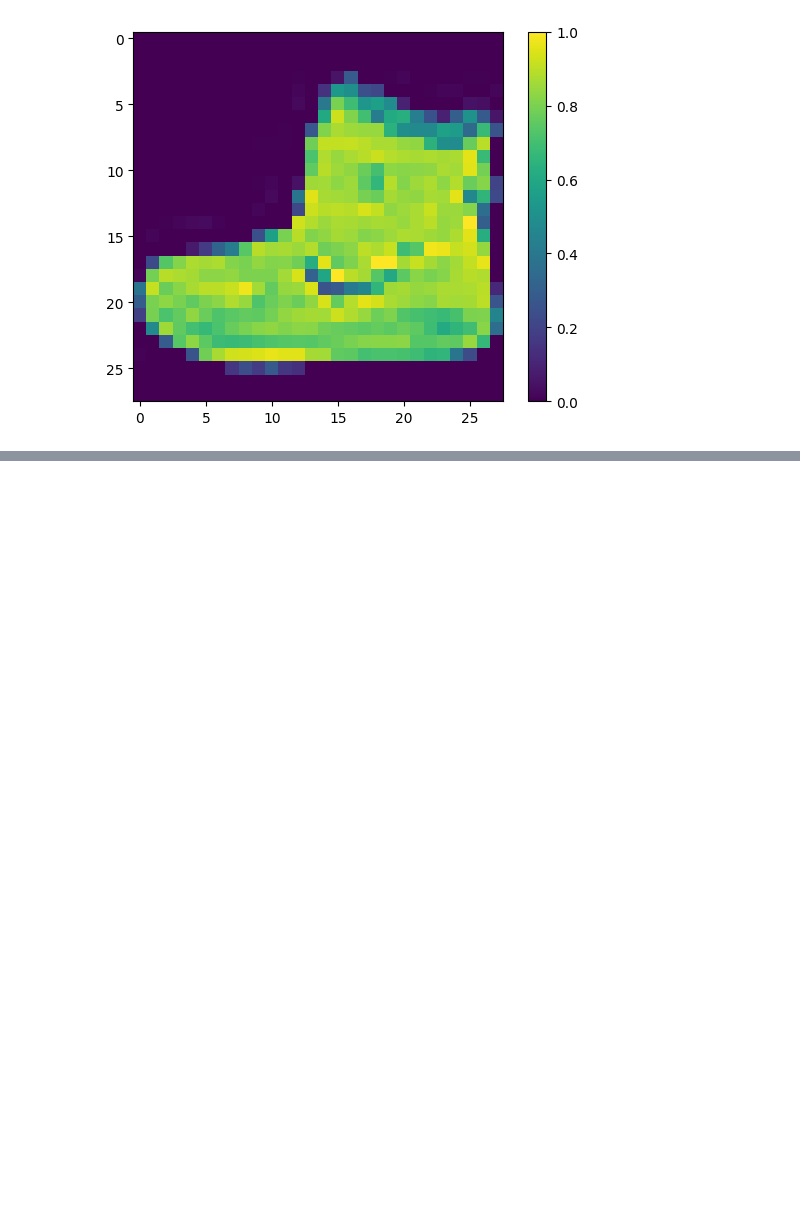
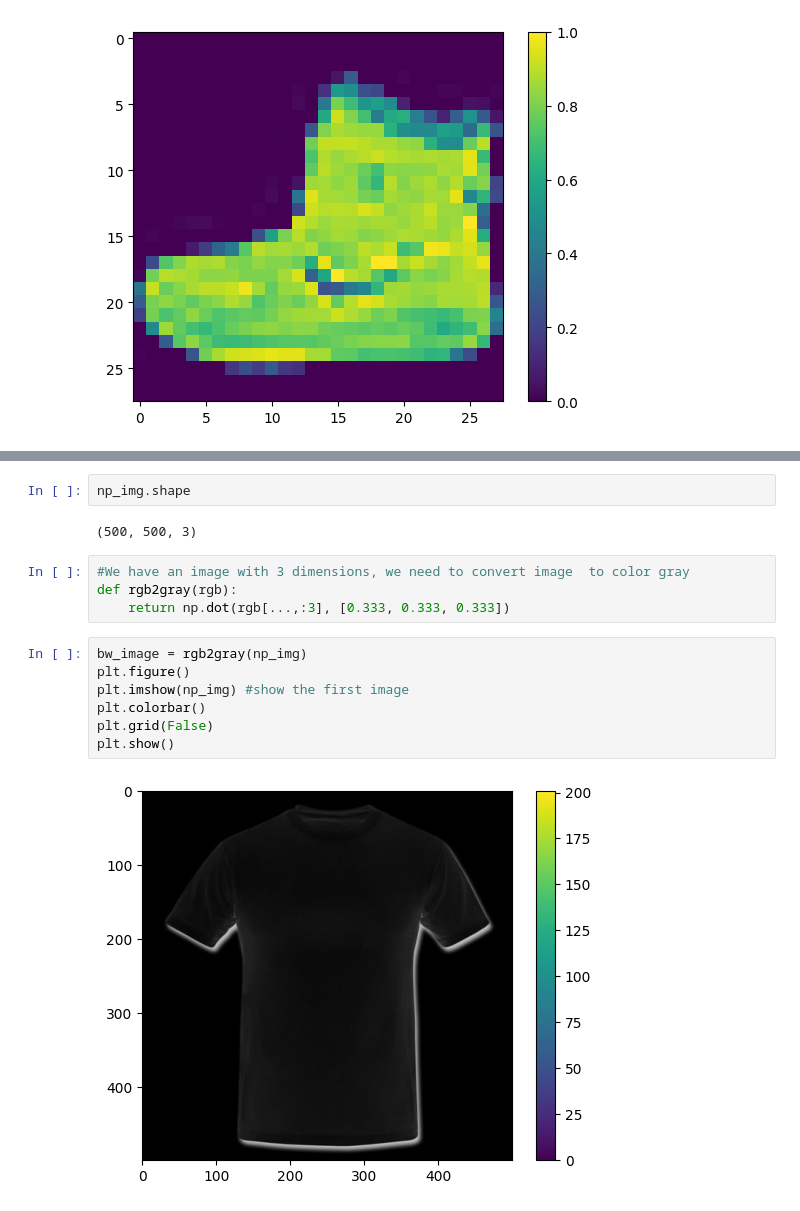
Before and after one commit to sanpedrofabianezequiel/python-neural-network, a Jupyter notebook: RekognitionImage.ipynb, the cells around one changed output, grey strips where cells are left out. Drawn from its saved outputs; the diff is of its cells as text; blank space fills up the shorter version.

```diff
--- a/RekognitionImage.ipynb
+++ b/RekognitionImage.ipynb
@@ -99,0 +226,17 @@ plt.show()
+# %%
+np_img.shape
+# %% [output]
+(500, 500, 3)
+# %%
+#We have an image with 3 dimensions, we need to convert image  to color gray
+def rgb2gray(rgb):
+    return np.dot(rgb[...,:3], [0.333, 0.333, 0.333])
+# %%
+bw_image = rgb2gray(np_img)
+plt.figure()
+plt.imshow(np_img) #show the first image
+plt.colorbar()
+plt.grid(False)
+plt.show()
+# %% [output]
+[figure, added]
```
Also changed, not shown: parts of 22 cells of this notebook, 5 other files.
